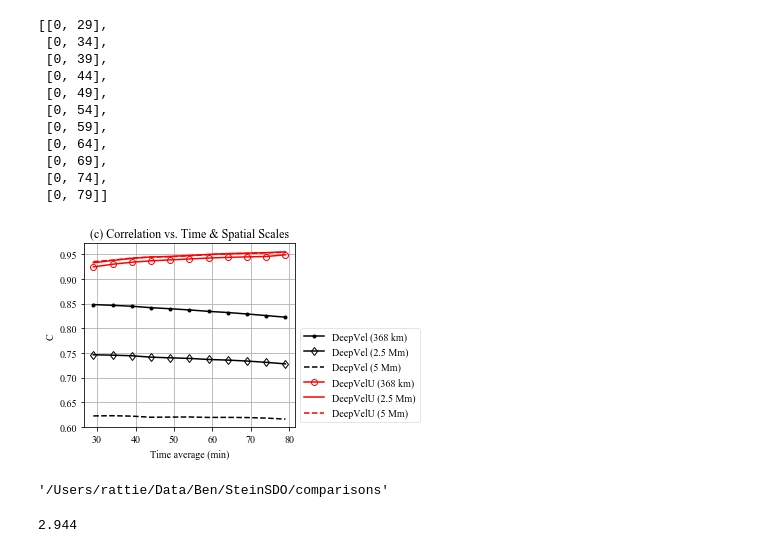
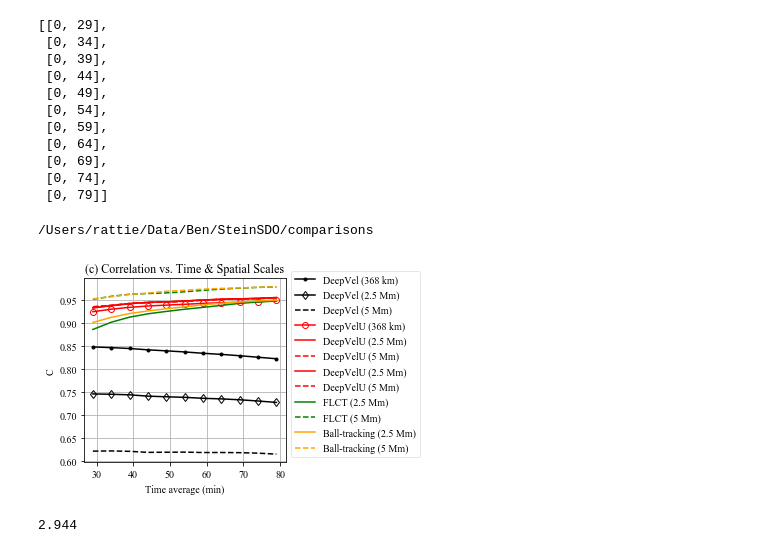
Before and after one commit to raphael-attie/sunflower, a Jupyter notebook: Comparisons/deepvel_deepvelU.ipynb, the cells around one changed output. Saved outputs shown, nothing was run; the diff lists cells and outputs as text; code cells hidden in the pictures.

```diff
--- a/Comparisons/deepvel_deepvelU.ipynb
+++ b/Comparisons/deepvel_deepvelU.ipynb
@@ -57,10 +57,10 @@ def smooth_vel(vxs, vys, fwhm, kernel='boxcar'):
     return vxs2, vys2
 # %%
 # Parent directories of the velocities
-data_dir_stein = '/Users/rattie/Data/Ben/SteinSDO/'
-data_dir_deepvel = '/Users/rattie/Data/Ben/SteinSDO/output_newDeepVel_without_edge_effect/'
+data_dir_stein = os.path.join(os.environ['DATA'], 'Ben/SteinSDO/')
+data_dir_deepvel = os.path.join(os.environ['DATA'],'Ben/SteinSDO/output_newDeepVel_without_edge_effect/')
 # output directory for the plots
-plot_dir = '/Users/rattie/Data/Ben/SteinSDO/comparisons'
+plot_dir = os.path.join(os.environ['DATA'], 'Ben/SteinSDO/comparisons')
 # Select a subfield excluding edge effects
 imsize = 263 # actual size is 264 but original size was 263 then padded to 264 to make it even for the Fourier transform
 # Use same padding size as in Tremblay et al. 2018 used pad = 10
@@ -76,5 +76,6 @@ svy_files = sorted(glob.glob(os.path.join(data_dir_stein,'SDO_vy*.fits')))
 dvx_files = sorted(glob.glob(os.path.join(data_dir_deepvel, 'DeepVel_vx1_drift_*.fits')))
 dvy_files = sorted(glob.glob(os.path.join(data_dir_deepvel, 'DeepVel_vy1_drift_*.fits')))
 # DeepvelU
-dvu = fitsio.read('/Users/rattie/Data/Ben/DeepVelU_QS/stein_output_80frames.fits')
+dvu = fitsio.read('~/Data/Ben/DeepVelU_QS/stein_output_80frames.fits')
 dvux, dvuy = dvu[...,1], dvu[...,0]
+print(len(svx_files), len(dvx_files))
@@ -127,35 +130,47 @@ c_pearsons_dvu1 = [calc_c_pearson(vx_stein1[i], vx_dvu1[i], vy_stein1[i], vy_dvu
 
 c_pearsons_dv2 = [calc_c_pearson(vx_stein2[i], vx_dv2[i], vy_stein2[i], vy_dv2[i], fov=fov) for i in range(len(tranges))]
 c_pearsons_dvu2 = [calc_c_pearson(vx_stein2[i], vx_dvu2[i], vy_stein2[i], vy_dvu2[i], fov=fov) for i in range(len(tranges))]
+
+c_flct_1 = [0.886128, 0.901866, 0.912868, 0.920165, 0.925326, 0.930060, 0.934065, 0.938544, 0.942697, 0.945828, 0.947722]
+c_flct_2 = [0.951687, 0.958069, 0.962598, 0.964175, 0.965511, 0.967933, 0.971079, 0.973734, 0.975885, 0.977513, 0.978452]
+c_balltrack_1 = [0.901340, 0.912416, 0.920736, 0.926359, 0.931158, 0.935119, 0.939836, 0.943042, 0.945690, 0.948078, 0.949647]
+c_balltrack_2 = [0.952577, 0.957190, 0.962174, 0.965206, 0.969162, 0.971073, 0.973680, 0.975306, 0.976398, 0.977802, 0.978774]
 # %%
 %matplotlib inline
 plt.rcParams["font.family"] = "Times New Roman"
 plt.rcParams["font.size"] = 10
 plt.figure(figsize=(5.5,3.5))
 
 plt.plot(twin, c_pearsons_dv0, marker='.', color='black', label='DeepVel (368 km)')
 plt.plot(twin, c_pearsons_dv1, marker='d', markerfacecolor='none', color='black', label='DeepVel (2.5 Mm)')
 plt.plot(twin, c_pearsons_dv2, color='black', ls='--', label='DeepVel (5 Mm)')
 
 plt.plot(twin, c_pearsons_dvu0, marker='o', markerfacecolor='none', color='red', label='DeepVelU (368 km)')
 plt.plot(twin, c_pearsons_dvu1, color='red', label='DeepVelU (2.5 Mm)')
 plt.plot(twin, c_pearsons_dvu2, color='red', ls='--', label='DeepVelU (5 Mm)')
 
+plt.plot(twin, c_pearsons_dvu1, color='red', label='DeepVelU (2.5 Mm)')
+plt.plot(twin, c_pearsons_dvu2, color='red', ls='--', label='DeepVelU (5 Mm)')
+
+plt.plot(twin, c_flct_1, color='green', ls='-', label='FLCT (2.5 Mm)')
+plt.plot(twin, c_flct_2, color='green', ls='--', label='FLCT (5 Mm)')
+
+plt.plot(twin, c_balltrack_1, color='orange', ls='-', label='Ball-tracking (2.5 Mm)')
+plt.plot(twin, c_balltrack_2, color='orange', ls='--', label='Ball-tracking (5 Mm)')
+
 plt.xlabel('Time average (min)')
 plt.ylabel('C')
 plt.grid(True)
 plt.title('(c) Correlation vs. Time & Spatial Scales')
 plt.legend(framealpha=0.5, loc='lower left', bbox_to_anchor=(1, 0))
 #plt.ylim([0.5, 1.0])
 plt.tight_layout()
-plt.savefig(os.path.join(plot_dir, 'Figure_2c.png'), dpi=300)
-plt.savefig(os.path.join(plot_dir, 'Figure_2c.eps'), dpi=300)
+plt.savefig(os.path.join(plot_dir, 'corr_DV_FLCT_Balltrack.png'), dpi=300)
+plt.savefig(os.path.join(plot_dir, 'corr_DV_FLCT_Balltrack.png'), dpi=300)
+print(plot_dir)
 # %% [output]
+/Users/rattie/Data/Ben/SteinSDO/comparisons
-[figure, old version]
+[figure, new version]
-# %%
-plot_dir
-# %% [output]
-'/Users/rattie/Data/Ben/SteinSDO/comparisons'
 # %%
 8 * 368 / 1000
 # %% [output]
```
Also changed, not shown: parts of 2 cells of this notebook, 3 other files.
